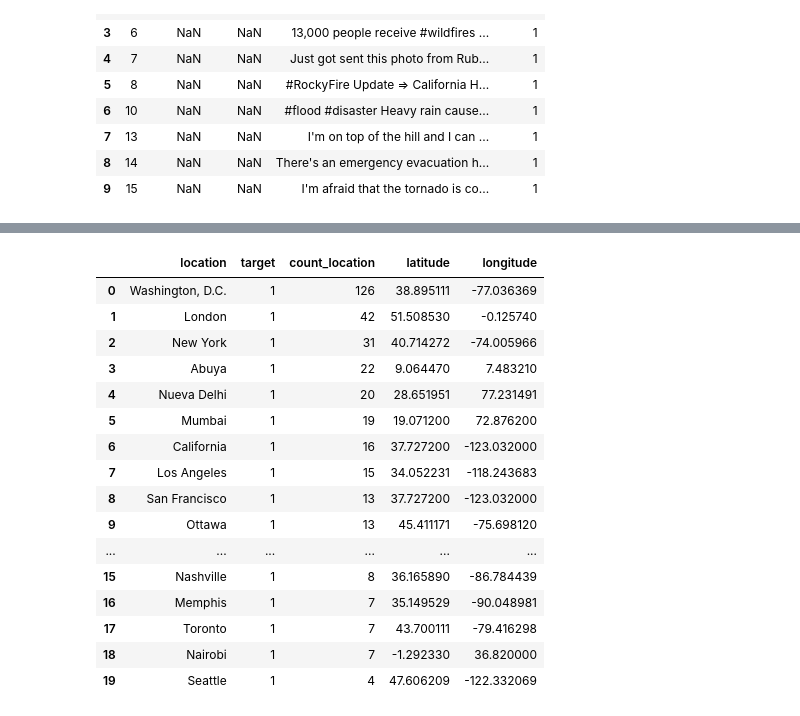
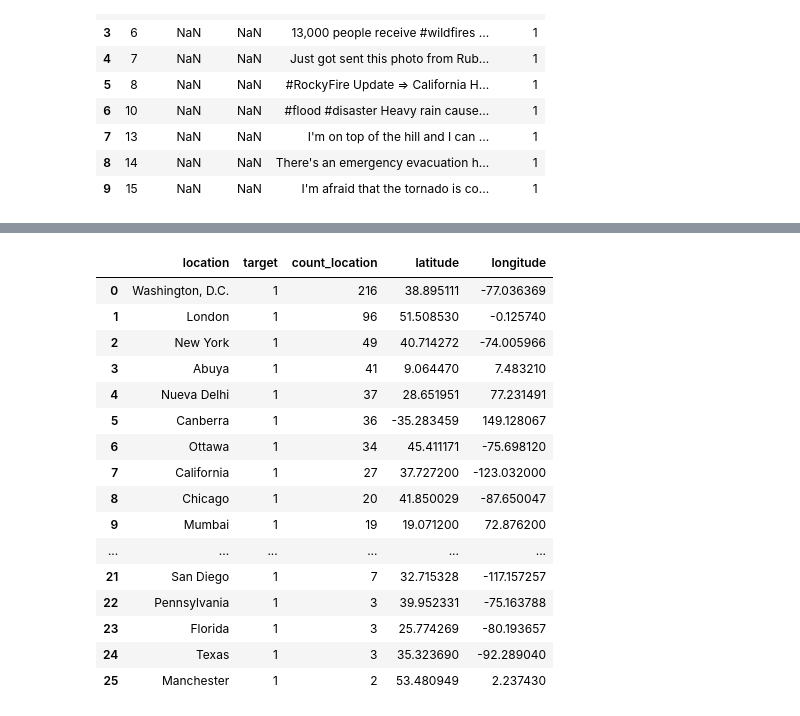
Before and after one commit to ZoraidaF/Cuarendata, a Jupyter notebook: Location_keyword_Tweets.ipynb, the cells around one changed output, grey strips where cells are left out. Cells and saved outputs as stored; diff of their text form; code cells hidden in the pictures.

```diff
--- a/Location_keyword_Tweets.ipynb
+++ b/Location_keyword_Tweets.ipynb
@@ -36,0 +25,3 @@ training_set.describe()
+# %%
+training_set = training_set.loc[pd.notna(training_set.location) & pd.notnull(training_set.location)]
+training_set.describe()
@@ -101,20 +114,24 @@ training_set['location'] = training_set['location'].apply(lambda x: 'Dublín' if
 # %%
 #limpiamos los que no son regiones
-training_set = training_set.loc[(~training_set.location.str.contains('Earth', na=False))
-                                & (~training_set.location.str.contains('Everywhere', na=False))
-                                & (~training_set.location.str.contains('ss', na=False))
-                                & (~training_set.location.str.contains('Worldwide', na=False))
-                                & (~training_set.location.str.contains('304', na=False))
-                                & (~training_set.location.str.contains('World Wide!!', na=False))
-                                & (~training_set.location.str.contains('Nowhere. Everywhere.', na=False))
-                                & (~training_set.location.str.contains('Happily Married with 2 kids', na=False))
-                                & (~training_set.location.str.contains('Pedophile hunting ground', na=False))
-                                & (~training_set.location.str.contains('milky way', na=False))
-                                & (~training_set.location.str.contains('Live On Webcam', na=False))
-                                & (~training_set.location.str.contains('Est. September 2012 - Bristol', na=False))
-                                & (~training_set.location.str.contains('Road to the Billionaires Club', na=False))
-                                & (~training_set.location.str.contains('Buy Give Me My Money', na=False))
-                                & (~training_set.location.str.contains('Narnia', na=False))
-                                & (~training_set.location.str.contains('Twitter Lockout in progress', na=False))
-                                & (~training_set.location.str.contains('hollywoodland', na=False))
+training_set = training_set.loc[(~training_set.location.str.contains('Earth', na=False))\
+                                & (~training_set.location.str.contains('Everywhere', na=False))\
+                                & (~training_set.location.str.contains('ss', na=False))\
+                                & (~training_set.location.str.contains('304', na=False))\
+                                & (~training_set.location.str.contains('Worldwide', na=False))\
+                                & (~training_set.location.str.contains('World Wide!!', na=False))\
+                                & (~training_set.location.str.contains('World Wide', na=False))\
+                                & (~training_set.location.str.contains('WorldWide', na=False))\
+                                & (~training_set.location.str.contains('World', na=False))\
+                                & (~training_set.location.str.contains('world', na=False))\
+                                & (~training_set.location.str.contains('Nowhere. Everywhere.', na=False))\
+                                & (~training_set.location.str.contains('Happily Married with 2 kids', na=False))\
+                                & (~training_set.location.str.contains('Pedophile hunting ground', na=False))\
+                                & (~training_set.location.str.contains('milky way', na=False))\
+                                & (~training_set.location.str.contains('Live On Webcam', na=False))\
+                                & (~training_set.location.str.contains('Est. September 2012 - Bristol', na=False))\
+                                & (~training_set.location.str.contains('Road to the Billionaires Club', na=False))\
+                                & (~training_set.location.str.contains('Buy Give Me My Money', na=False))\
+                                & (~training_set.location.str.contains('Narnia', na=False))\
+                                & (~training_set.location.str.contains('Twitter Lockout in progress', na=False))\
+                                & (~training_set.location.str.contains('hollywoodland', na=False))\
                                ]
@@ -137,5 +140,5 @@ location_tweets.head(10)
 # %%
-location_tweets = location_tweets.groupby(['location', 'target']).size().reset_index()
+location_tweets = training_set.groupby(['location', 'target']).size().reset_index()
 location_tweets.rename({0:'count_location'}, axis=1, inplace=True)
 location_tweets.describe()
 # %% [output]
@@ -262,25 +285,25 @@ regions = [{'location': 'Washington, D.C.', 'latitude': 38.8951111, 'longitude':
 regions = pd.DataFrame(regions)
 # %%
 regions_location_tweets_reales = location_tweets_reales.merge(regions, on=['location'], how='inner')
-regions_location_tweets_reales.head(20)
+regions_location_tweets_reales.head(30)
 # %% [output]
 |  | location | target | count_location | latitude | longitude |
-| 0 | Washington, D.C. | 1 | 126 | 38.895111 | -77.036369 |
-| 1 | London | 1 | 42 | 51.508530 | -0.125740 |
-| 2 | New York | 1 | 31 | 40.714272 | -74.005966 |
-| 3 | Abuya | 1 | 22 | 9.064470 | 7.483210 |
-| 4 | Nueva Delhi | 1 | 20 | 28.651951 | 77.231491 |
-| 5 | Mumbai | 1 | 19 | 19.071200 | 72.876200 |
-| 6 | California | 1 | 16 | 37.727200 | -123.032000 |
-| 7 | Los Angeles | 1 | 15 | 34.052231 | -118.243683 |
-| 8 | San Francisco | 1 | 13 | 37.727200 | -123.032000 |
-| 9 | Ottawa | 1 | 13 | 45.411171 | -75.698120 |
+| 0 | Washington, D.C. | 1 | 216 | 38.895111 | -77.036369 |
+| 1 | London | 1 | 96 | 51.508530 | -0.125740 |
+| 2 | New York | 1 | 49 | 40.714272 | -74.005966 |
+| 3 | Abuya | 1 | 41 | 9.064470 | 7.483210 |
+| 4 | Nueva Delhi | 1 | 37 | 28.651951 | 77.231491 |
+| 5 | Canberra | 1 | 36 | -35.283459 | 149.128067 |
+| 6 | Ottawa | 1 | 34 | 45.411171 | -75.698120 |
+| 7 | California | 1 | 27 | 37.727200 | -123.032000 |
+| 8 | Chicago | 1 | 20 | 41.850029 | -87.650047 |
+| 9 | Mumbai | 1 | 19 | 19.071200 | 72.876200 |
 | ... | ... | ... | ... | ... | ... |
-| 15 | Nashville | 1 | 8 | 36.165890 | -86.784439 |
-| 16 | Memphis | 1 | 7 | 35.149529 | -90.048981 |
-| 17 | Toronto | 1 | 7 | 43.700111 | -79.416298 |
-| 18 | Nairobi | 1 | 7 | -1.292330 | 36.820000 |
-| 19 | Seattle | 1 | 4 | 47.606209 | -122.332069 |
+| 21 | San Diego | 1 | 7 | 32.715328 | -117.157257 |
+| 22 | Pennsylvania | 1 | 3 | 39.952331 | -75.163788 |
+| 23 | Florida | 1 | 3 | 25.774269 | -80.193657 |
+| 24 | Texas | 1 | 3 | 35.323690 | -92.289040 |
+| 25 | Manchester | 1 | 2 | 53.480949 | 2.237430 |
 # %%
 def generate_file_kml(nombre):
     archivo = open(nombre, "w")
```
Also changed, not shown: parts of 51 cells of this notebook.
